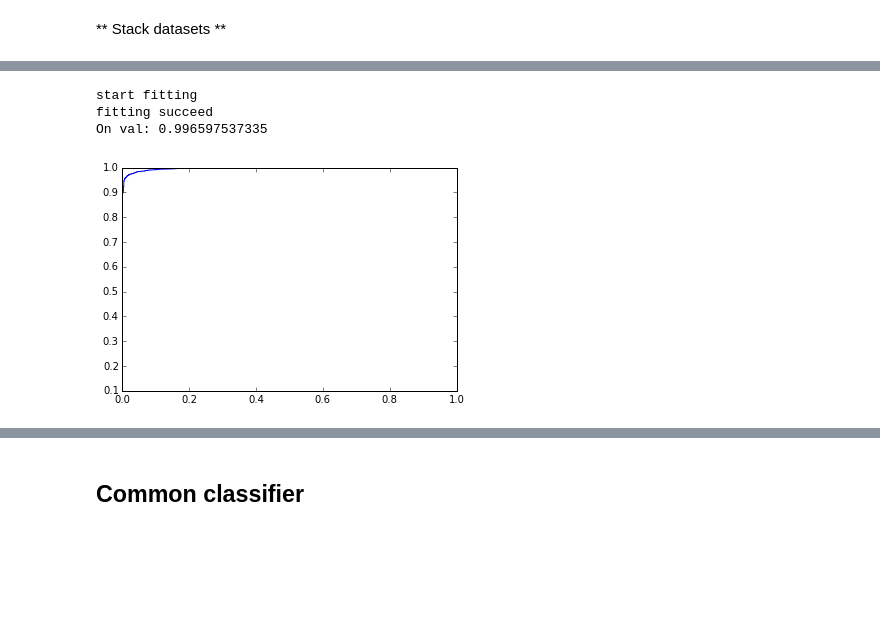
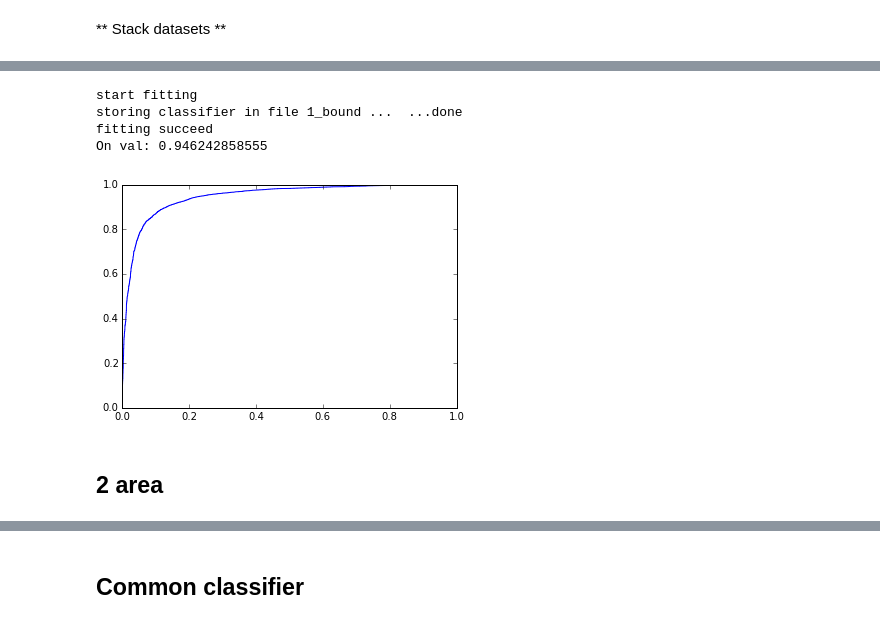
Before and after one commit to sayankotor/ecal_sep, a Jupyter notebook: models/ECAL_PS_XGboost-CommonClass.ipynb, the cells around one changed output, grey strips where cells are left out. Saved outputs shown, nothing was run; the diff lists cells and outputs as text; code cells hidden in the pictures; blank space fills up the shorter version.

```diff
--- a/models/ECAL_PS_XGboost-CommonClass.ipynb
+++ b/models/ECAL_PS_XGboost-CommonClass.ipynb
@@ -87,12 +140,15 @@ On val: 0.999457336889
-# %%
-clf1_bound= xgbClf('1_bound')
-clf1_bound.fit(X_train_rec, y_train_rec)
-clf1_bound.count_score(X_val_rec, y_val_rec)
-# %% [output]
-start fitting
-fitting succeed
-On val: 0.996597537335
-[figure, removed]
+# %%
+clf1_simple= xgbClf('1_bound')
+clf1_simple.fit(X_train_rec1, y_train_rec1)
+clf1_simple.count_score(X_val_rec1, y_val_rec1)
+# %% [output]
+start fitting
+storing classifier in file 1_bound ...  ...done
+fitting succeed
+On val: 0.946242858555
+[figure, added]
+# %% [markdown]
+## 2 area ##
 # %%
 clf2_simple= xgbClf('2_simpl')
 clf2_simple.fit(X_train2, y_train2)
```
Also changed, not shown: parts of 29 cells of this notebook, 1 other file.
